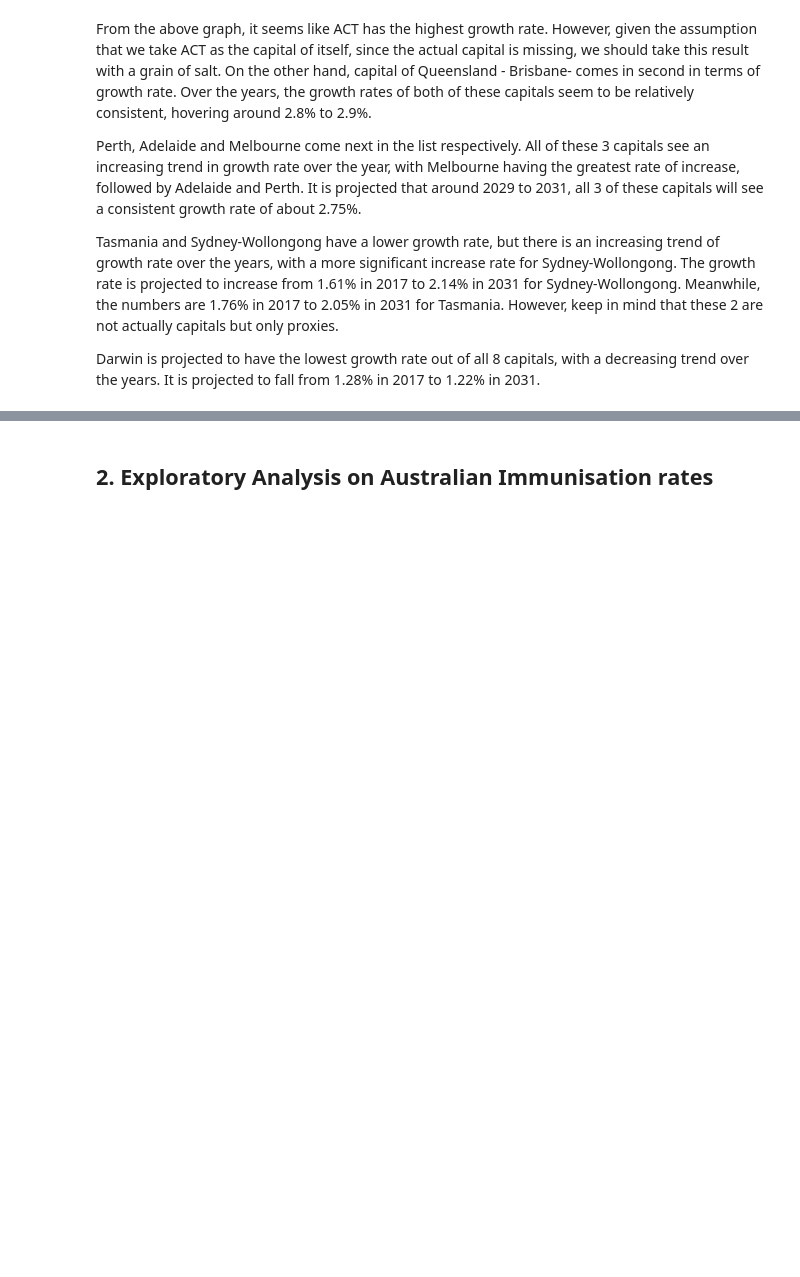
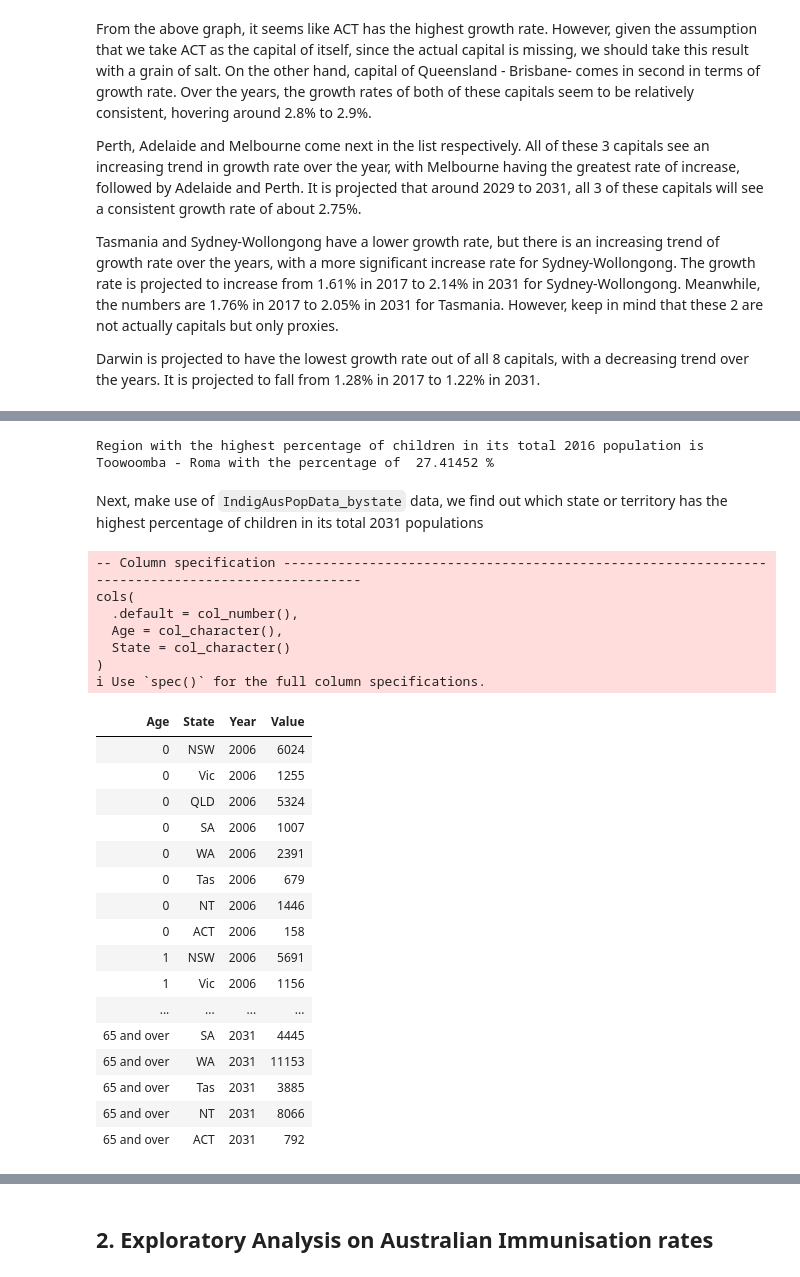
Before and after one commit to DanielTranDS/Aus-Immunisation-EDA-DataWrangling, a Jupyter notebook: Aus_EDA_Wrangling.ipynb, the cells around one changed output, grey strips where cells are left out. Saved outputs shown, nothing was run; the diff lists cells and outputs as text; code cells hidden in the pictures; blank space fills up the shorter version.

Commit message:
Implement analysis of Ages of Indigenous Australians

```diff
--- a/Aus_EDA_Wrangling.ipynb
+++ b/Aus_EDA_Wrangling.ipynb
@@ -313,0 +328,48 @@ Darwin is projected to have the lowest growth rate out of all 8 capitals, with a
+# %%
+#For each region, we calculate the percentage of children and get the region with the highest percentage
+percent_2016<-merge(children_2016,pop_2016,by.x='Indigenous_region',by.y='Indigenous_region')
+percent_2016$child_percent<-(percent_2016$Value.x)/(percent_2016$Value.y)*100
+highest_child_region_2016<-percent_2016[which.max(percent_2016$child_percent),'Indigenous_region']
+cat('Region with the highest percentage of children in its total 2016 population is ',
+    highest_child_region_2016, 'with the percentage of ',max(percent_2016$child_percent),'%')
+# %% [output]
+Region with the highest percentage of children in its total 2016 population is  Toowoomba - Roma with the percentage of  27.41452 %
+# %% [markdown]
+Next, make use of `IndigAusPopData_bystate` data, we find out which state or territory has the highest percentage of children in its total 2031 populations
+# %%
+indig_bystate <-read_csv("IndigAusPopData_bystate.csv")
+
+#We need to transform the data to a tidy long form to make analysis task later easier
+indig_bystate_tidy <- gather(indig_bystate,
+                             key="Year",
+                             value="Value",
+    "2006","2007","2008","2009","2010","2011","2012","2013","2014","2015","2016",
+    "2017","2018","2019","2020","2021","2022","2023","2024","2025","2026","2027",
+    "2028","2029","2030","2031")
+
+indig_bystate_tidy
+# %% [output]
+-- Column specification ------------------------------------------------------------------------------------------------
+cols(
+  .default = col_number(),
+  Age = col_character(),
+  State = col_character()
+)
+i Use `spec()` for the full column specifications.
+| Age | State | Year | Value |
+| 0 | NSW | 2006 | 6024 |
+| 0 | Vic | 2006 | 1255 |
+| 0 | QLD | 2006 | 5324 |
+| 0 | SA | 2006 | 1007 |
+| 0 | WA | 2006 | 2391 |
+| 0 | Tas | 2006 | 679 |
+| 0 | NT | 2006 | 1446 |
+| 0 | ACT | 2006 | 158 |
+| 1 | NSW | 2006 | 5691 |
+| 1 | Vic | 2006 | 1156 |
+| ... | ... | ... | ... |
+| 65 and over | SA | 2031 | 4445 |
+| 65 and over | WA | 2031 | 11153 |
+| 65 and over | Tas | 2031 | 3885 |
+| 65 and over | NT | 2031 | 8066 |
+| 65 and over | ACT | 2031 | 792 |
```
Also changed, not shown: parts of 16 cells of this notebook.
